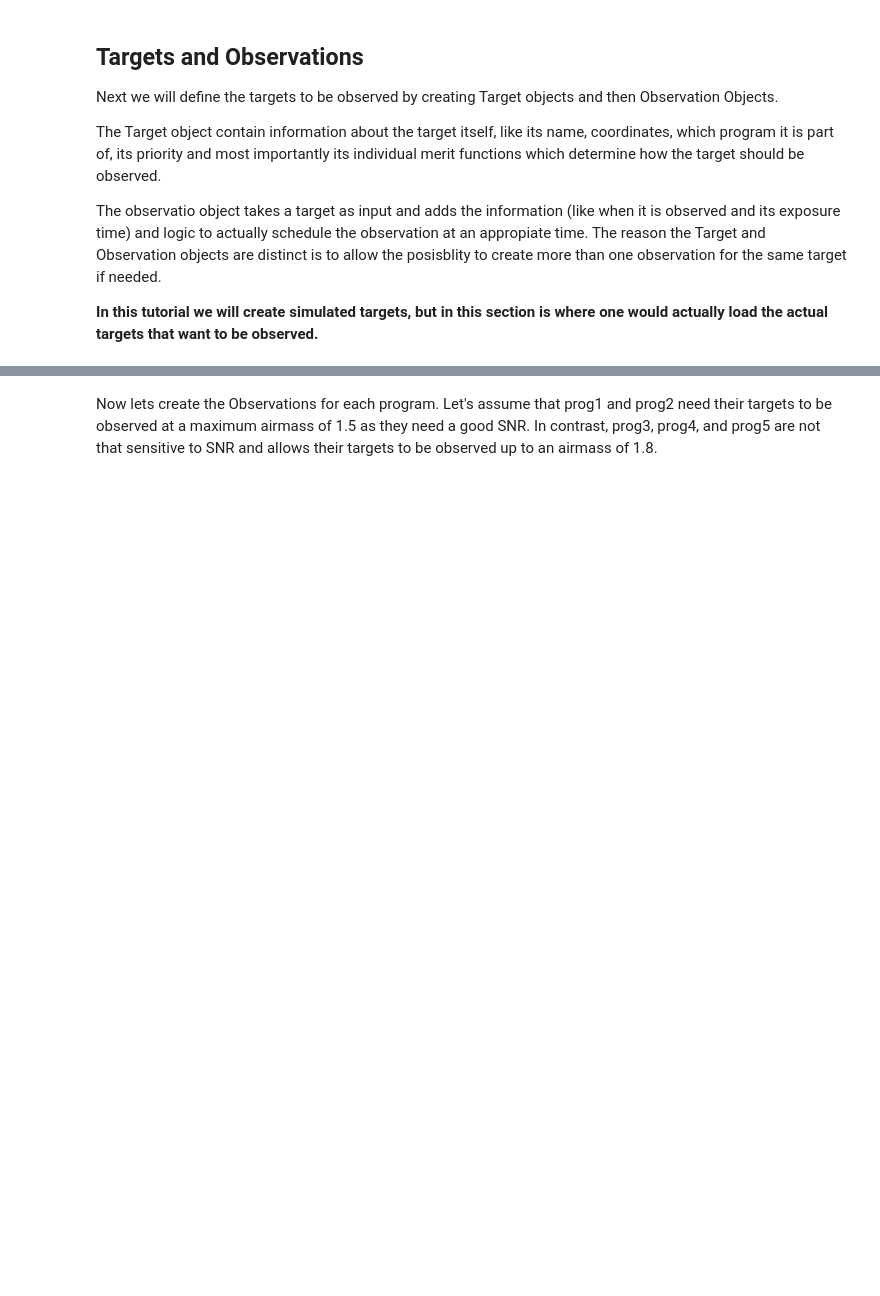
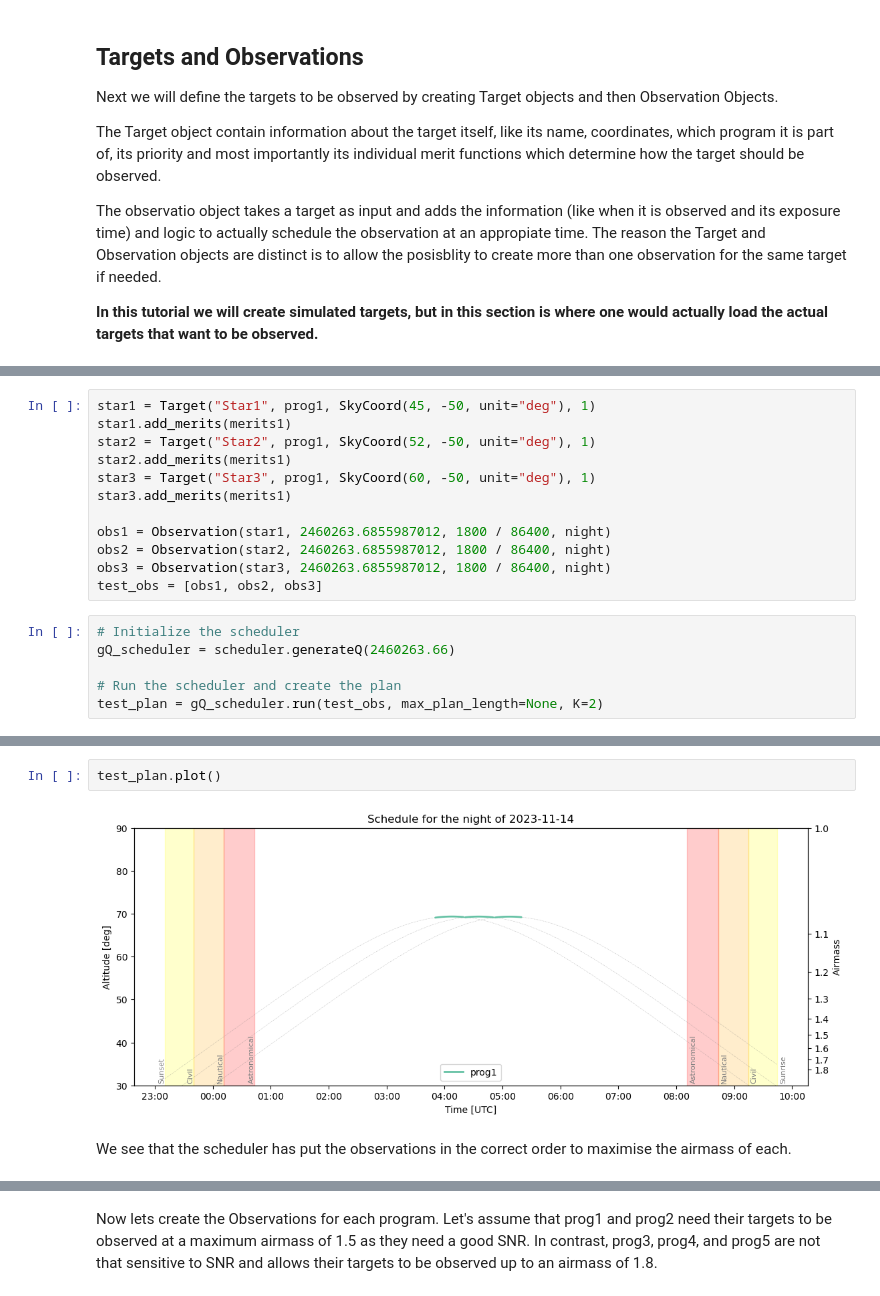
Before and after one commit to nicochunger/SCOPES, a Jupyter notebook: scopes_example.ipynb, the cells around one changed output, grey strips where cells are left out. Saved outputs shown, nothing was run; the diff lists cells and outputs as text; blank space fills up the shorter version.

```diff
--- a/scopes_example.ipynb
+++ b/scopes_example.ipynb
@@ -105,0 +142,18 @@ The observatio object takes a target as input and adds the information (like whe
+# %%
+star1 = Target("Star1", prog1, SkyCoord(45, -50, unit="deg"), 1)
+star1.add_merits(merits1)
+star2 = Target("Star2", prog1, SkyCoord(52, -50, unit="deg"), 1)
+star2.add_merits(merits1)
+star3 = Target("Star3", prog1, SkyCoord(60, -50, unit="deg"), 1)
+star3.add_merits(merits1)
+
+obs1 = Observation(star1, 2460263.6855987012, 1800 / 86400, night)
+obs2 = Observation(star2, 2460263.6855987012, 1800 / 86400, night)
+obs3 = Observation(star3, 2460263.6855987012, 1800 / 86400, night)
+test_obs = [obs1, obs2, obs3]
+# %%
+# Initialize the scheduler
+gQ_scheduler = scheduler.generateQ(2460263.66)
+
+# Run the scheduler and create the plan
+test_plan = gQ_scheduler.run(test_obs, max_plan_length=None, K=2)
@@ -105,0 +170,6 @@ The observatio object takes a target as input and adds the information (like whe
+# %%
+test_plan.plot()
+# %% [output]
+[figure, added]
+# %% [markdown]
+We see that the scheduler has put the observations in the correct order to maximise the airmass of each.
```
Also changed, not shown: parts of 14 cells of this notebook.
